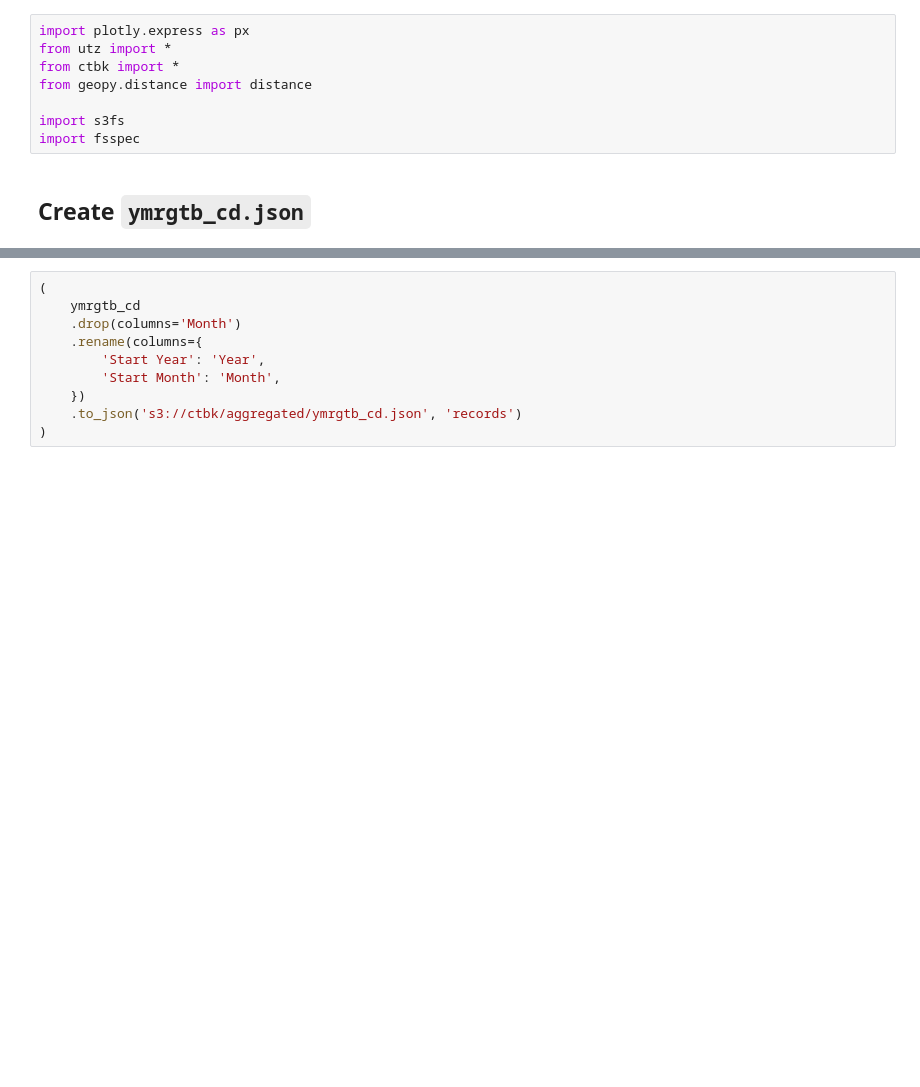
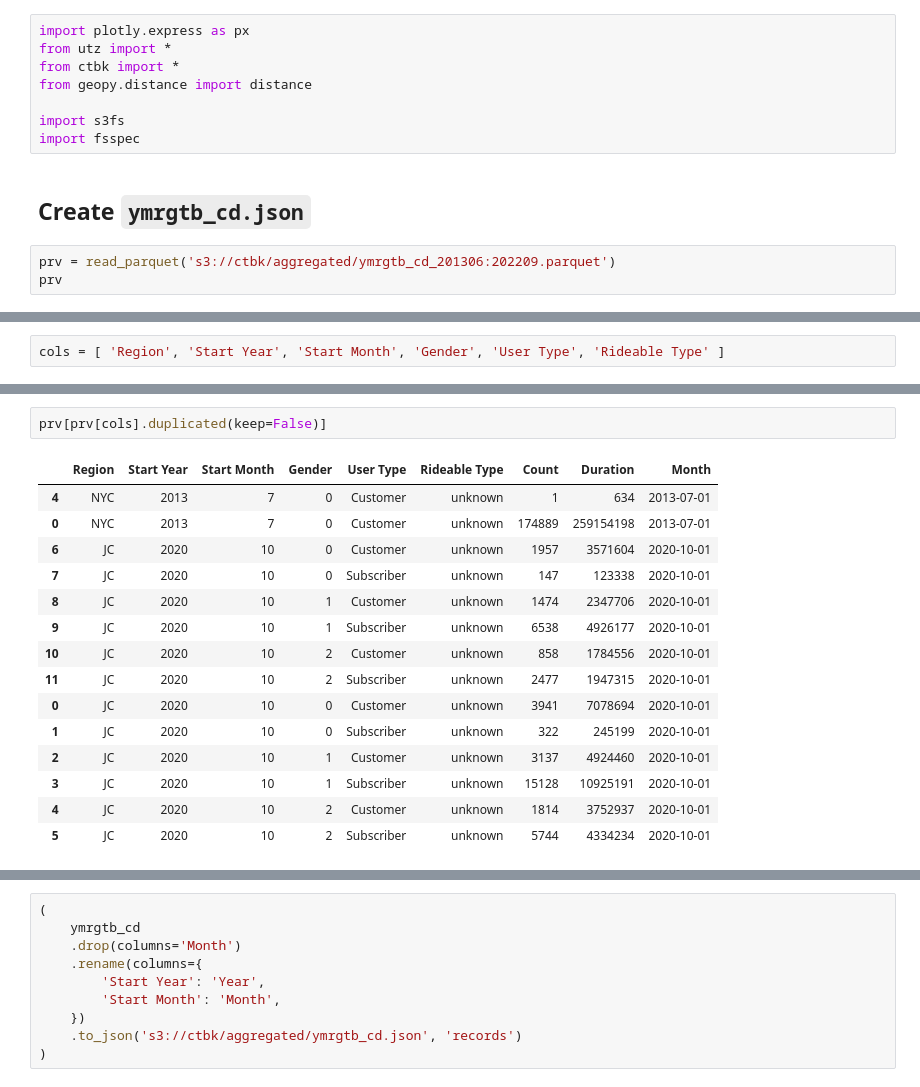
Before and after one commit to neighbor-ryan/ctbk.dev, a Jupyter notebook: join-station-hists.ipynb, the cells around one changed output, grey strips where cells are left out. Saved outputs shown, nothing was run; the diff lists cells and outputs as text; blank space fills up the shorter version.

```diff
--- a/join-station-hists.ipynb
+++ b/join-station-hists.ipynb
@@ -8,3 +8,6 @@ import s3fs
 import fsspec
 # %% [markdown]
 ## Create `ymrgtb_cd.json`
+# %%
+prv = read_parquet('s3://ctbk/aggregated/ymrgtb_cd_201306:202209.parquet')
+prv
@@ -27,0 +45,2 @@ ymrgtb_cd
+# %%
+cols = [ 'Region', 'Start Year', 'Start Month', 'Gender', 'User Type', 'Rideable Type' ]
@@ -27,0 +95,18 @@ ymrgtb_cd
+# %%
+prv[prv[cols].duplicated(keep=False)]
+# %% [output]
+|  | Region | Start Year | Start Month | Gender | User Type | Rideable Type | Count | Duration | Month |
+| 4 | NYC | 2013 | 7 | 0 | Customer | unknown | 1 | 634 | 2013-07-01 |
+| 0 | NYC | 2013 | 7 | 0 | Customer | unknown | 174889 | 259154198 | 2013-07-01 |
+| 6 | JC | 2020 | 10 | 0 | Customer | unknown | 1957 | 3571604 | 2020-10-01 |
+| 7 | JC | 2020 | 10 | 0 | Subscriber | unknown | 147 | 123338 | 2020-10-01 |
+| 8 | JC | 2020 | 10 | 1 | Customer | unknown | 1474 | 2347706 | 2020-10-01 |
+| 9 | JC | 2020 | 10 | 1 | Subscriber | unknown | 6538 | 4926177 | 2020-10-01 |
+| 10 | JC | 2020 | 10 | 2 | Customer | unknown | 858 | 1784556 | 2020-10-01 |
+| 11 | JC | 2020 | 10 | 2 | Subscriber | unknown | 2477 | 1947315 | 2020-10-01 |
+| 0 | JC | 2020 | 10 | 0 | Customer | unknown | 3941 | 7078694 | 2020-10-01 |
+| 1 | JC | 2020 | 10 | 0 | Subscriber | unknown | 322 | 245199 | 2020-10-01 |
+| 2 | JC | 2020 | 10 | 1 | Customer | unknown | 3137 | 4924460 | 2020-10-01 |
+| 3 | JC | 2020 | 10 | 1 | Subscriber | unknown | 15128 | 10925191 | 2020-10-01 |
+| 4 | JC | 2020 | 10 | 2 | Customer | unknown | 1814 | 3752937 | 2020-10-01 |
+| 5 | JC | 2020 | 10 | 2 | Subscriber | unknown | 5744 | 4334234 | 2020-10-01 |
```
Also changed, not shown: parts of 8 cells of this notebook.
